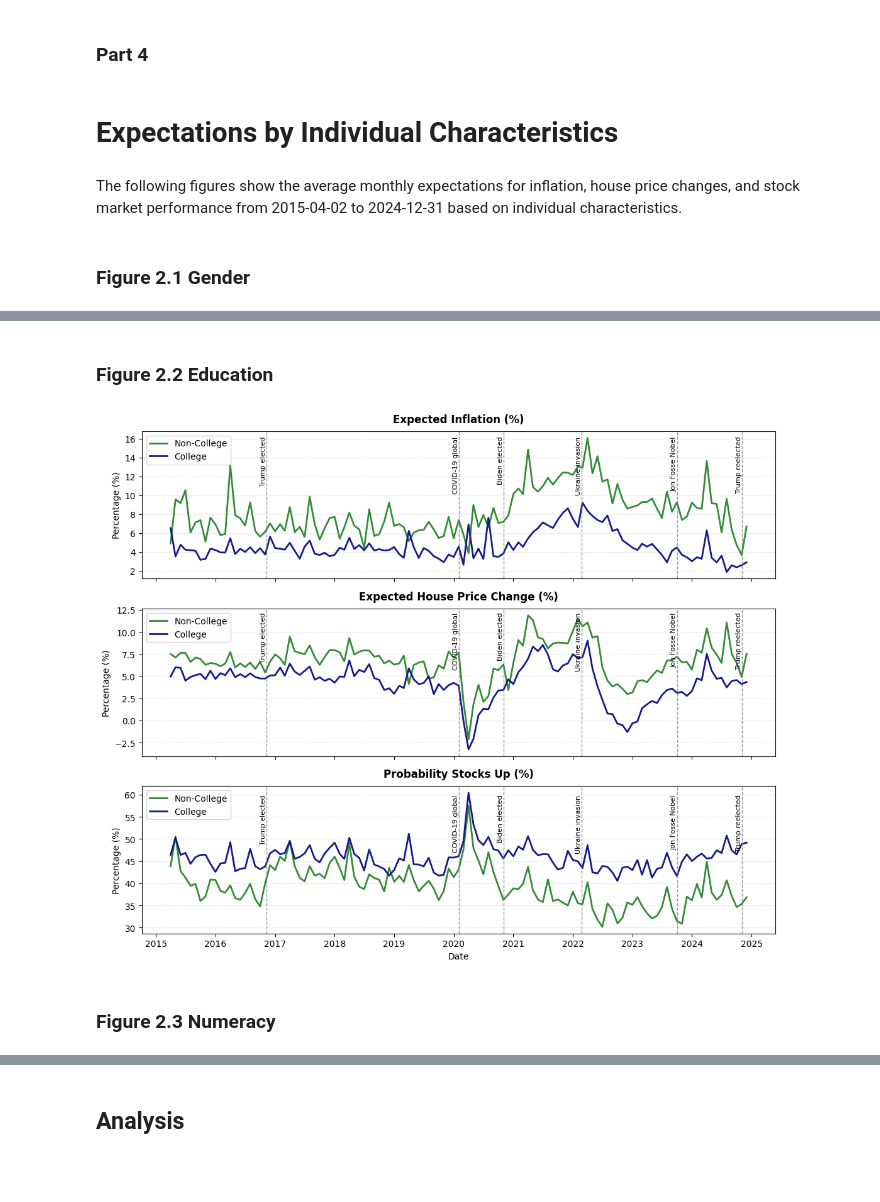
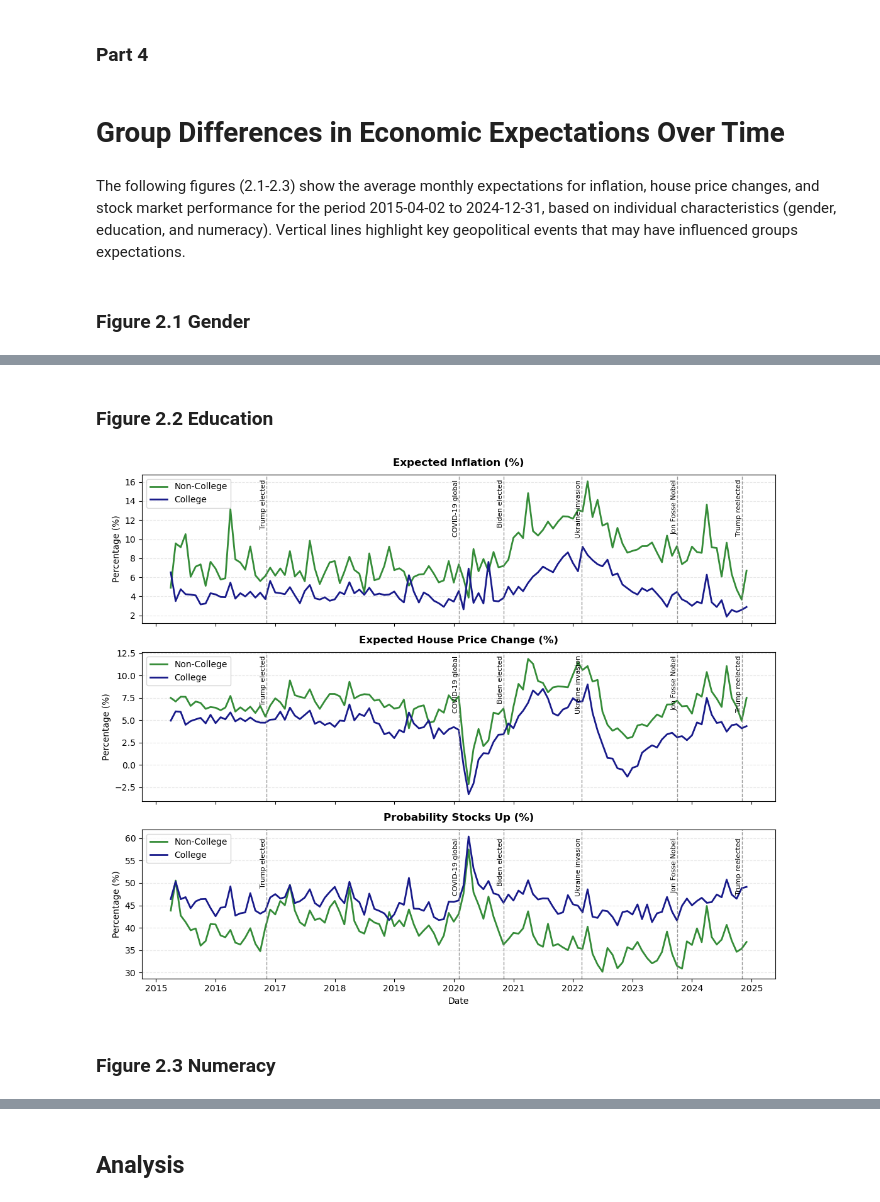
Before and after one commit to vanasilaghi/Term-paper, a Jupyter notebook: Term_Paper.ipynb, the cells around one changed output, grey strips where cells are left out. Saved outputs shown, nothing was run; the diff lists cells and outputs as text; code cells hidden in the pictures; blank space fills up the shorter version.

```diff
--- a/Term_Paper.ipynb
+++ b/Term_Paper.ipynb
@@ -241,45 +251,52 @@ def plot_expectation_dynamics(df_monthly, group_var, group_labels, colors):
         x = pd.to_datetime(date_str)
         for ax in axes:
             ax.axvline(x, color="gray", linestyle="--", linewidth=1, alpha=0.8)
             ymax = ax.get_ylim()[1]
             ax.text(x, ymax * 0.97, label, rotation=90, va="top", ha="right", fontsize=8)
 
     axes[-1].set_xlabel("Date")
     plt.tight_layout()
     plt.show()
 
 
 # Calling functions (3 figures with matched color scheme)
 
 # Main header and description
-display(Markdown("# Expectations by Individual Characteristics"))
-display(Markdown("The following figures show the average monthly expectations for inflation, house price changes, and stock market performance from 2015-04-02 to 2024-12-31 based on individual characteristics."))
+display(Markdown("# Group Differences in Economic Expectations Over Time"))
+display(
+    Markdown(
+        "The following figures (2.1-2.3) show the average monthly expectations for inflation, house price changes, and stock market performance for the period 2015-04-02 to 2024-12-31, based on individual characteristics (gender, education, and numeracy). Vertical lines highlight key geopolitical events that may have influenced groups expectations."
+    )
+)
 
 # Gender Comparison
 display(Markdown("### Figure 2.1 Gender"))
 monthly_gender = monthly_group_avg(sce_df, "female")
-plot_expectation_dynamics(monthly_gender, "female",
-                          {0: "Male", 1: "Female"},
-                          ["#1f77b4", "#7d216c"])
+plot_expectation_dynamics(
+    monthly_gender, "female", {0: "Male", 1: "Female"}, ["#1f77b4", "#7d216c"]
+)
 
 # Education Comparison
 display(Markdown("### Figure 2.2 Education"))
 monthly_college = monthly_group_avg(sce_df, "college")
-plot_expectation_dynamics(monthly_college, "college",
-                          {0: "Non-College", 1: "College"},
-                          ["#358c38", "#181a8a"])
+plot_expectation_dynamics(
+    monthly_college, "college", {0: "Non-College", 1: "College"}, ["#358c38", "#181a8a"]
+)
 
 # Numeracy Comparison
 display(Markdown("### Figure 2.3 Numeracy"))
 monthly_numlit = monthly_group_avg(sce_df, "num_lit_high")
-plot_expectation_dynamics(monthly_numlit, "num_lit_high",
-                          {0: "Low Numeracy", 1: "High Numeracy"},
-                          ["#641fa0ff", "#93362D"])
+plot_expectation_dynamics(
+    monthly_numlit,
+    "num_lit_high",
+    {0: "Low Numeracy", 1: "High Numeracy"},
+    ["#641fa0ff", "#93362D"],
+)
 # %% [output]
-# Expectations by Individual Characteristics
+# Group Differences in Economic Expectations Over Time
-The following figures show the average monthly expectations for inflation, house price changes, and stock market performance from 2015-04-02 to 2024-12-31 based on individual characteristics.
+The following figures (2.1-2.3) show the average monthly expectations for inflation, house price changes, and stock market performance for the period 2015-04-02 to 2024-12-31, based on individual characteristics (gender, education, and numeracy). Vertical lines highlight key geopolitical events that may have influenced groups expectations.
 ### Figure 2.1 Gender
 [figure]
 ### Figure 2.2 Education
-[figure, old version]
+[figure, new version]
 ### Figure 2.3 Numeracy
```
Also changed, not shown: parts of 3 cells of this notebook.
